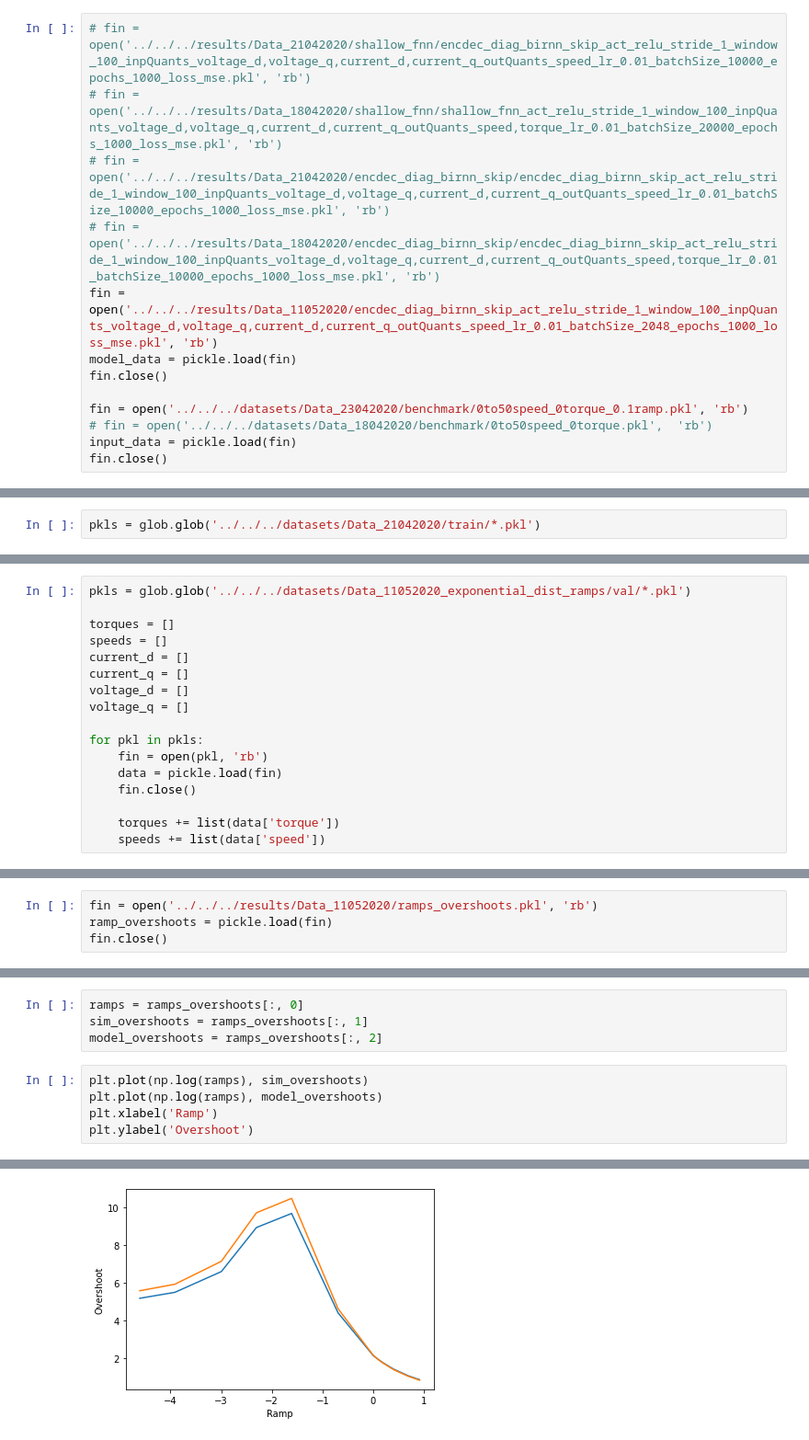
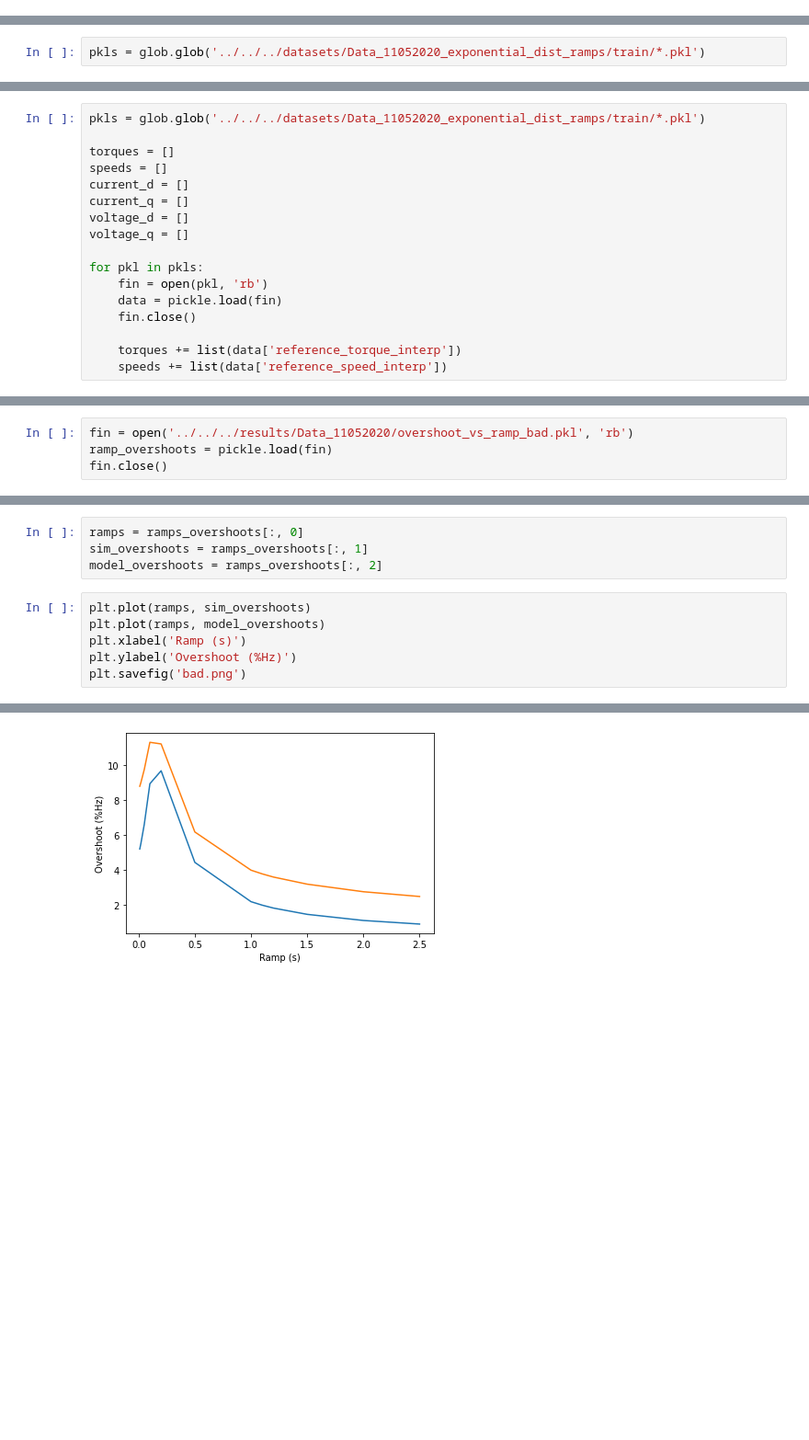
Before and after one commit to sagarverma/MotorDynamics, a Jupyter notebook: notebooks/plot_motornn.ipynb, the cells around one changed output, grey strips where cells are left out. Shown at 92% size. Drawn from its saved outputs; the diff is of its cells as text; blank space fills up the shorter version.

```diff
--- a/notebooks/plot_motornn.ipynb
+++ b/notebooks/plot_motornn.ipynb
@@ -11,13 +12,0 @@ import matplotlib.pyplot as plt
-# %%
-# fin = open('../../../results/Data_21042020/shallow_fnn/encdec_diag_birnn_skip_act_relu_stride_1_window_100_inpQuants_voltage_d,voltage_q,current_d,current_q_outQuants_speed_lr_0.01_batchSize_10000_epochs_1000_loss_mse.pkl', 'rb')
-# fin = open('../../../results/Data_18042020/shallow_fnn/shallow_fnn_act_relu_stride_1_window_100_inpQuants_voltage_d,voltage_q,current_d,current_q_outQuants_speed,torque_lr_0.01_batchSize_20000_epochs_1000_loss_mse.pkl', 'rb')
-# fin = open('../../../results/Data_21042020/encdec_diag_birnn_skip/encdec_diag_birnn_skip_act_relu_stride_1_window_100_inpQuants_voltage_d,voltage_q,current_d,current_q_outQuants_speed_lr_0.01_batchSize_10000_epochs_1000_loss_mse.pkl', 'rb')
-# fin = open('../../../results/Data_18042020/encdec_diag_birnn_skip/encdec_diag_birnn_skip_act_relu_stride_1_window_100_inpQuants_voltage_d,voltage_q,current_d,current_q_outQuants_speed,torque_lr_0.01_batchSize_10000_epochs_1000_loss_mse.pkl', 'rb')
-fin = open('../../../results/Data_11052020/encdec_diag_birnn_skip_act_relu_stride_1_window_100_inpQuants_voltage_d,voltage_q,current_d,current_q_outQuants_speed_lr_0.01_batchSize_2048_epochs_1000_loss_mse.pkl', 'rb')
-model_data = pickle.load(fin)
-fin.close()
-
-fin = open('../../../datasets/Data_23042020/benchmark/0to50speed_0torque_0.1ramp.pkl', 'rb')
-# fin = open('../../../datasets/Data_18042020/benchmark/0to50speed_0torque.pkl',  'rb')
-input_data = pickle.load(fin)
-fin.close()
@@ -52,5 +57,5 @@ plt.plot(time, model_torque)
 # %%
-pkls = glob.glob('../../../datasets/Data_21042020/train/*.pkl')
+pkls = glob.glob('../../../datasets/Data_11052020_exponential_dist_ramps/train/*.pkl')
 # %%
 
 plt.rcParams["figure.figsize"] = (20,7)
@@ -73,7 +78,7 @@ for pkl in pkls:
 [figure]
 [figure]
 # %%
-pkls = glob.glob('../../../datasets/Data_11052020_exponential_dist_ramps/val/*.pkl')
+pkls = glob.glob('../../../datasets/Data_11052020_exponential_dist_ramps/train/*.pkl')
 
 torques = []
 speeds = []
@@ -87,5 +92,5 @@ for pkl in pkls:
     data = pickle.load(fin)
     fin.close()
 
-    torques += list(data['torque'])
-    speeds += list(data['speed'])
+    torques += list(data['reference_torque_interp'])
+    speeds += list(data['reference_speed_interp'])
@@ -115,7 +125,7 @@ hist_voltage_q = plt.hist(voltage_q, density=True, bins=100)
 # %% [output]
 [figure]
 # %%
-fin = open('../../../results/Data_11052020/ramps_overshoots.pkl', 'rb')
+fin = open('../../../results/Data_11052020/overshoot_vs_ramp_bad.pkl', 'rb')
 ramp_overshoots = pickle.load(fin)
 fin.close()
 # %%
@@ -129,8 +139,9 @@ ramps = ramps_overshoots[:, 0]
 sim_overshoots = ramps_overshoots[:, 1]
 model_overshoots = ramps_overshoots[:, 2]
 # %%
-plt.plot(np.log(ramps), sim_overshoots)
-plt.plot(np.log(ramps), model_overshoots)
-plt.xlabel('Ramp')
-plt.ylabel('Overshoot')
+plt.plot(ramps, sim_overshoots)
+plt.plot(ramps, model_overshoots)
+plt.xlabel('Ramp (s)')
+plt.ylabel('Overshoot (%Hz)')
+plt.savefig('bad.png')
 # %% [output]
@@ -138 +148 @@ Text(0, 0.5, 'Overshoot')
-[figure, old version]
+[figure, new version]
```
Also changed, not shown: parts of 13 cells of this notebook, 2 other files.
